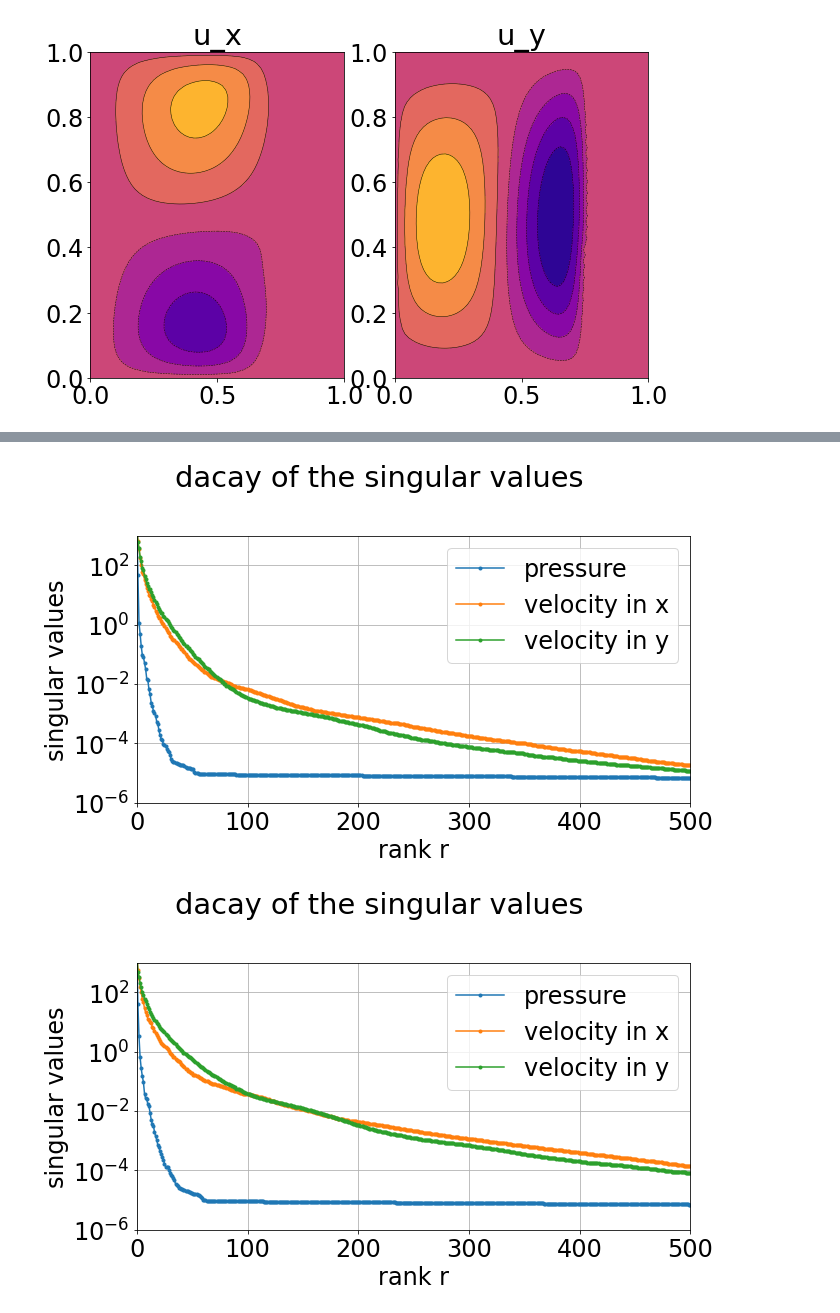
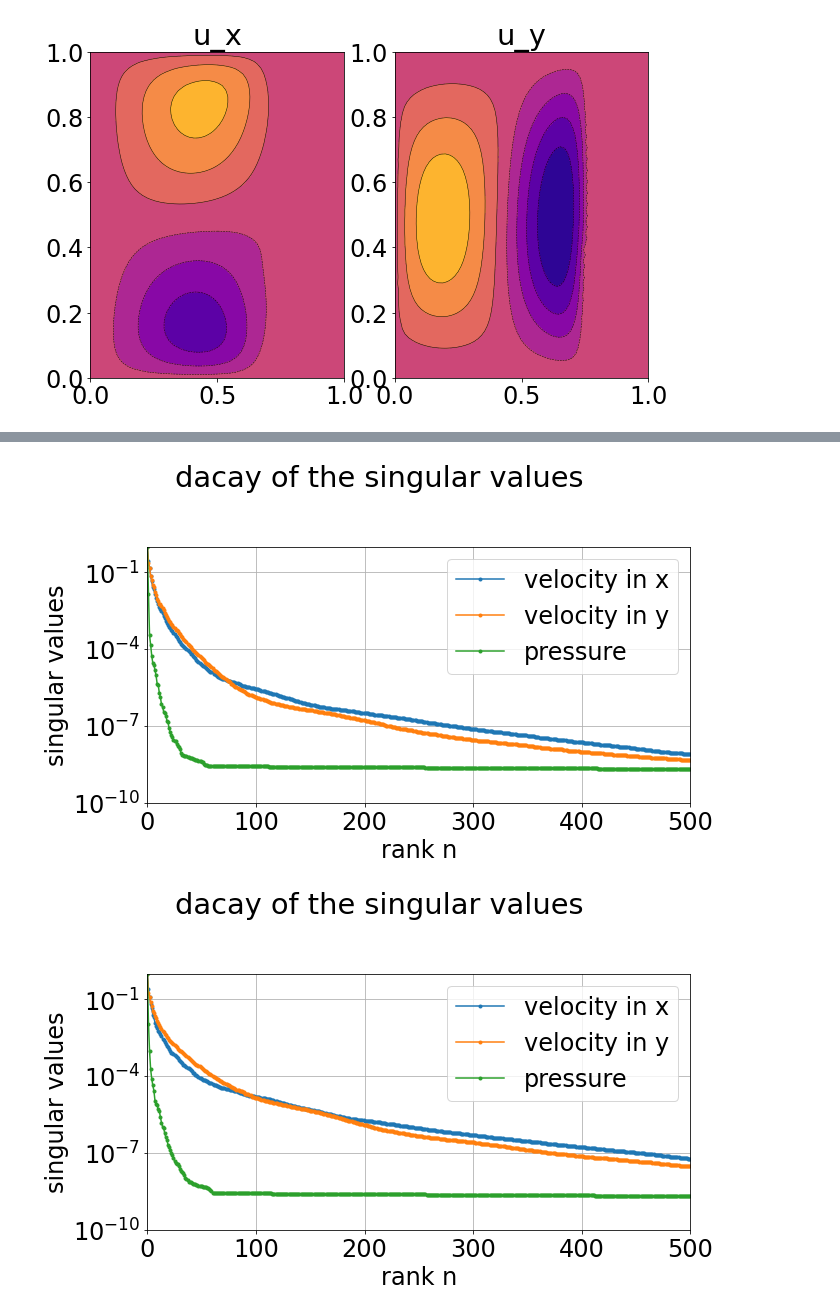
Before and after one commit to flabowski/FEniCS_rb_demo, a Jupyter notebook: poisson problem.ipynb, the cells around one changed output, grey strips where cells are left out. Cells and saved outputs as stored; diff of their text form; code cells hidden in the pictures.

```diff
--- a/poisson problem.ipynb
+++ b/poisson problem.ipynb
@@ -144,12 +141,15 @@ def plot_snapshots_2D(X):
 def plot_singular_values(X):
     U, S, VT = np.linalg.svd(X, full_matrices=False)
     #print(S)
+    S = S/S[0]  # normalize singular values to make for a better comparison!
+
     fig, ax1 = plt.subplots()
     ax1.plot(np.arange(0, len(S)), S, "k.-", label="sv")
-    ax1.set_xlabel("rank r")
+    ax1.set_xlabel("rank n")
     ax1.set_ylabel("singular values")
     ax1.set_yscale('log')
-    ax1.set_ylim([1e-16, 1e2])
+    ax1.set_xlim([0, len(S)])
+    ax1.set_ylim([1e-16, 1e0])
     ax1.grid(which="both")
     plt.suptitle("dacay of the singular values")
     #plt.grid()
@@ -318,21 +338,28 @@ plt.show()
 # %%
 path = "/home/florianma@ad.ife.no/ad_disk/Florian/CavitySolidification/"
-fig, ax1 = plt.subplots()
+fig, (ax1, ax2) = plt.subplots(2, 1, figsize=(10, 12))
 for i, prefix in enumerate(["mul1e6", "div10"]): #, "ref", "mul10", "mul100", "mul1000", "mul10000", "mul100000"]):
     S = np.load(path+prefix+"/Xn_S.npy")
+    S /= S[0]
     ax1.plot(np.arange(0, len(S)), S, ".-", label=["w/o mushy zone", "with mushy zone", "ref","",";","..", "", "", ""][i])
-#n = np.arange(0, len(S))
-#ax1.plot(n, 1/(2*n**.5), "r--", label="sv")
-#ax1.plot(n, np.exp(-.25*n), "r--", label="sv")
-ax1.set_xlabel("rank r")
+ax1.set_xlabel("rank n")
 ax1.set_ylabel("singular values")
 ax1.set_yscale('log')
 ax1.set_xlim([0, 1000])
-ax1.set_ylim([1e-6, 1e3])
+ax1.set_ylim([1e-10, 1e0])
 ax1.grid(which="both")
 plt.suptitle("dacay of the singular values")
 #plt.grid()
+ax1.legend()
+for i, prefix in enumerate(["mul1e6", "div10"]):
+    S = np.load(path+prefix+"/Xn_S.npy")
+    S /= S[0]
+    ax2.plot(np.arange(0, len(S)), np.cumsum(S)/(S).sum(), ".-", label=["w/o mushy zone", "with mushy zone"][i])
+ax2.set_xlim([0, 1000])
+ax2.set_ylim([0.9, 1])
+ax2.set_xlabel("rank n")
+ax2.set_ylabel("cumulative energy\nin the first n modes")
 plt.tight_layout()
-plt.legend()
+plt.grid()
 plt.show()
 # %% [output]
@@ -350,7 +377,7 @@ for i, prefix in enumerate(["div10", "mul1e6"]):
     minmax = 1
     levels = np.linspace(-1, 1, 10)
     fig, (ax1, ax2) = plt.subplots(1, 2)
-    triang = tri.Triangulation(x, y)
+    triang = Triangulation(x, y)
     cntr = ax1.tricontour(x, y, u[sample, :3013], levels=levels, colors='black', linewidths=.5, vmin=-minmax, vmax=minmax)
     cntr = ax2.tricontour(x, y, u[sample, 3013:], levels=levels, colors='black', linewidths=.5, vmin=-minmax, vmax=minmax)
 
@@ -369,6 +396,7 @@ path = "/home/florianma@ad.ife.no/ad_disk/Florian/CavitySolidification/"
 
 def fast_SVD(X):
     m, n = X.shape
+    print(m, n)
     if m > n:
         XTX = np.matmul(np.transpose(X), X)  # 17
         S2, V2 = np.linalg.eigh(XTX)  # 47
@@ -422,12 +450,13 @@ for i, prefix in enumerate(["div10", "ref", "mul1e6"]):
 
     fig, ax1 = plt.subplots()
     for i, S in enumerate([S_p, S_t, S_u, S_v, S_all, S_pre]):
+        S /= S[0]
         ax1.plot(np.arange(0, len(S)), S, ".-", label=["pressure", "temperature", "velocity in x", "velocity in y", "combined", "precomputed"][i])
-    ax1.set_xlabel("rank r")
+    ax1.set_xlabel("rank n")
     ax1.set_ylabel("singular values")
     ax1.set_yscale('log')
     ax1.set_xlim([0, 500])
-    ax1.set_ylim([1e-6, 1e3])
+    ax1.set_ylim([1e-6, 1e0])
     ax1.grid(which="both")
     plt.suptitle("dacay of the singular values")
     plt.tight_layout()
@@ -440,20 +484,21 @@ for i, prefix in enumerate(["div10", "ref", "mul1e6"]):
 # %%
 for i, prefix in enumerate(["div10", "ref", "mul1e6"]):
     S_p, S_t, S_u, S_v, S_all = res[i]
 
     fig, ax1 = plt.subplots()
-    for i, S in enumerate([S_p, S_u, S_v]): # S_t, S_all, S_pre
-        ax1.plot(np.arange(0, len(S)), S, ".-", label=["pressure", "velocity in x", "velocity in y"][i])
-    ax1.set_xlabel("rank r")
+    for i, S in enumerate([S_u, S_v, S_p]): # S_t, S_all, S_pre
+        S /= S[0]
+        ax1.plot(np.arange(0, len(S)), S, ".-", label=["velocity in x", "velocity in y", "pressure"][i])
+    ax1.set_xlabel("rank n")
     ax1.set_ylabel("singular values")
     ax1.set_yscale('log')
     ax1.set_xlim([0, 500])
-    ax1.set_ylim([1e-6, 1e3])
+    ax1.set_ylim([1e-10, 1e0])
     ax1.grid(which="both")
     plt.suptitle("dacay of the singular values")
     plt.tight_layout()
     plt.legend()
     plt.show()
 # %% [output]
-[figure, old version]
+[figure, new version]
-[figure, old version]
+[figure, new version]
```
Also changed, not shown: parts of 13 cells of this notebook.
